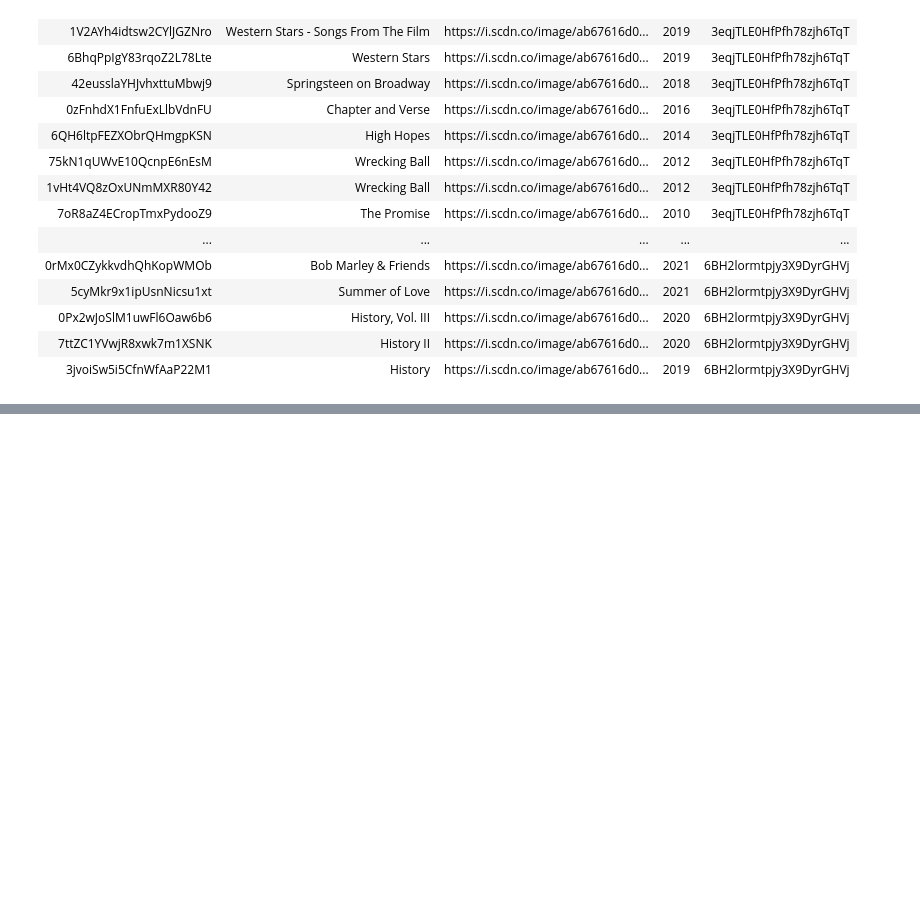
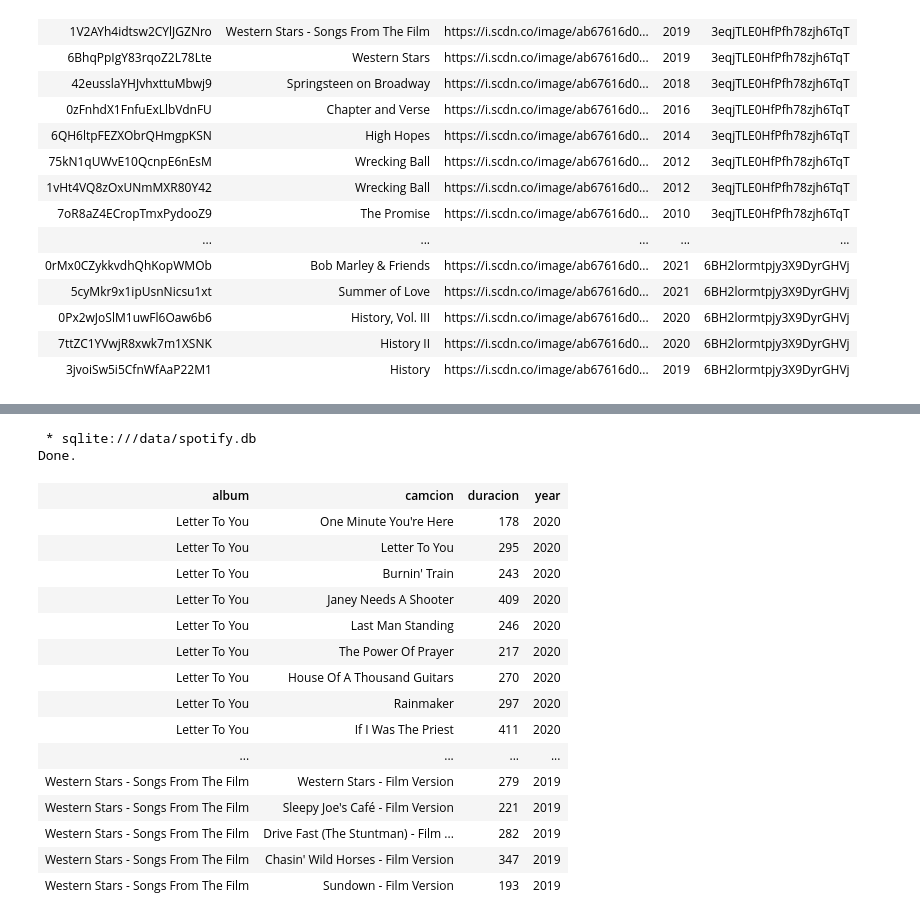
Before and after one commit to ironhack-bcn-data-pt/notebooks, a Jupyter notebook: 8.3.1.SQL.ipynb, the cells around one changed output, grey strips where cells are left out. Cells and saved outputs as stored; diff of their text form; code cells hidden in the pictures; blank space fills up the shorter version.

```diff
--- a/8.3.1.SQL.ipynb
+++ b/8.3.1.SQL.ipynb
@@ -43,0 +340,24 @@ Done.
+# %%
+%%sql
+select a.name as album, t.name as camcion, t.duration as duracion, a.year as year
+from Track t inner join Album a on t.album = a.id
+limit 20
+# %% [output]
+ * sqlite:///data/spotify.db
+Done.
+| album | camcion | duracion | year |
+| Letter To You | One Minute You're Here | 178 | 2020 |
+| Letter To You | Letter To You | 295 | 2020 |
+| Letter To You | Burnin' Train | 243 | 2020 |
+| Letter To You | Janey Needs A Shooter | 409 | 2020 |
+| Letter To You | Last Man Standing | 246 | 2020 |
+| Letter To You | The Power Of Prayer | 217 | 2020 |
+| Letter To You | House Of A Thousand Guitars | 270 | 2020 |
+| Letter To You | Rainmaker | 297 | 2020 |
+| Letter To You | If I Was The Priest | 411 | 2020 |
+| ... | ... | ... | ... |
+| Western Stars - Songs From The Film | Western Stars - Film Version | 279 | 2019 |
+| Western Stars - Songs From The Film | Sleepy Joe's Café - Film Version | 221 | 2019 |
+| Western Stars - Songs From The Film | Drive Fast (The Stuntman) - Film ... | 282 | 2019 |
+| Western Stars - Songs From The Film | Chasin' Wild Horses - Film Version | 347 | 2019 |
+| Western Stars - Songs From The Film | Sundown - Film Version | 193 | 2019 |
```
Also changed, not shown: parts of 31 cells of this notebook, 2 other files.
